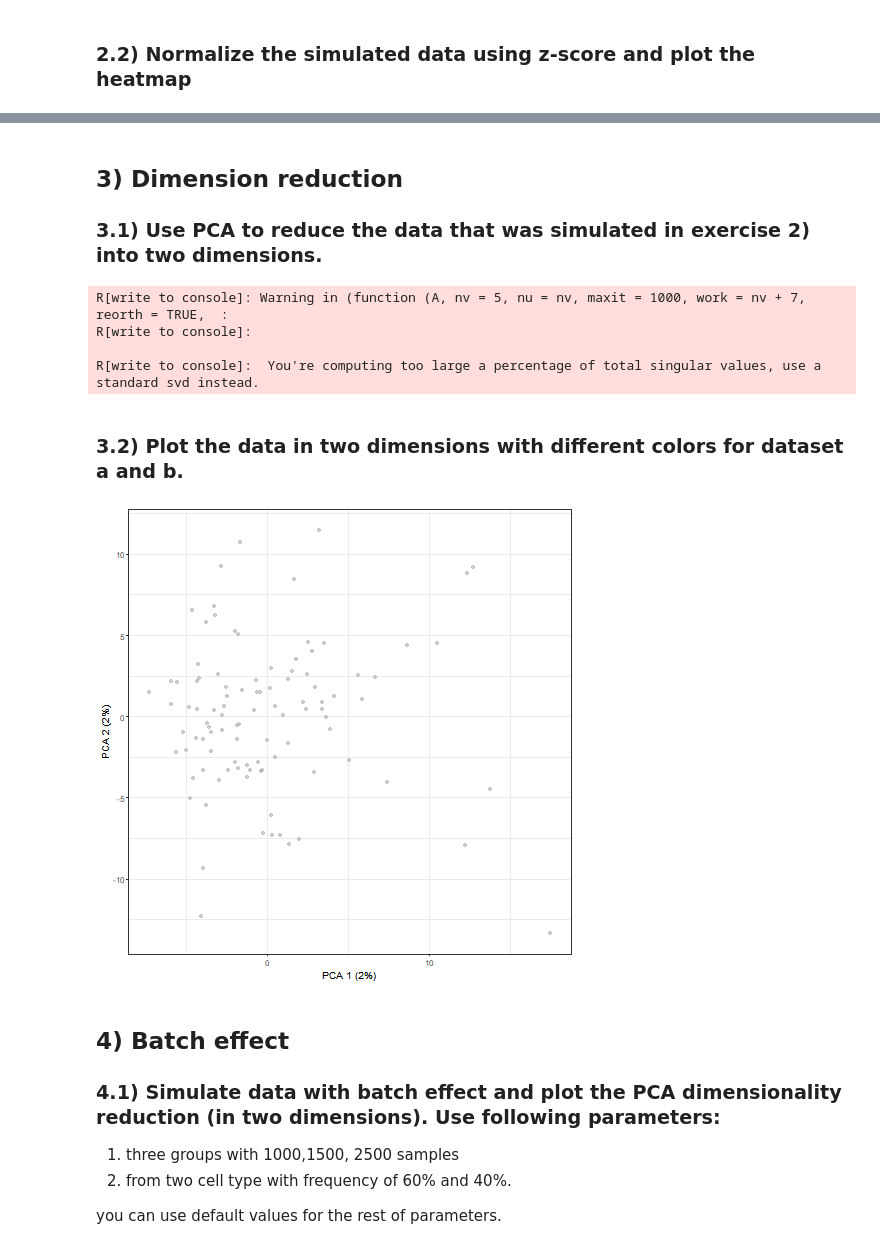
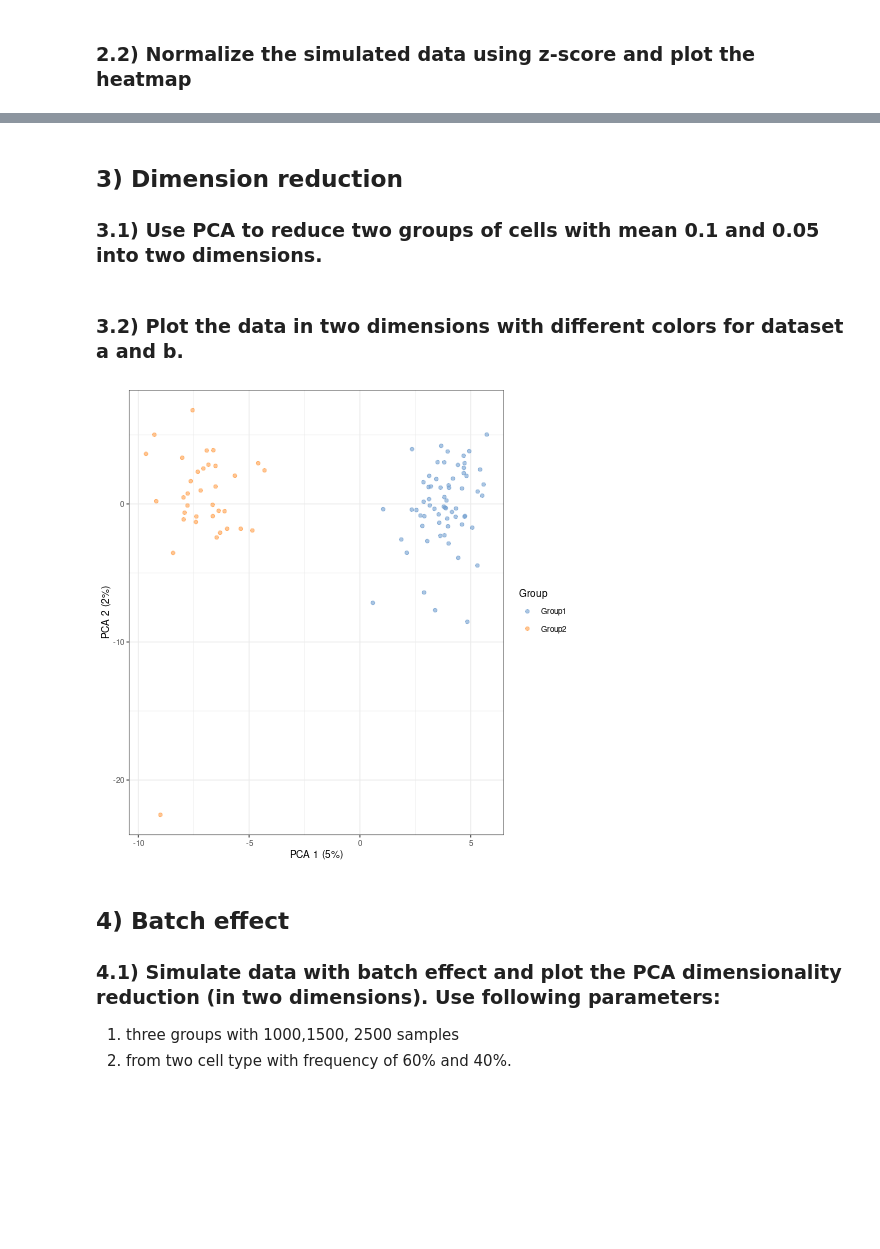
Before and after one commit to Velcorn/BKIM, a Jupyter notebook: Ex 02/Exercise 2 - Biostatistic.ipynb, the cells around one changed output, grey strips where cells are left out. Cells and saved outputs as stored; diff of their text form; code cells hidden in the pictures; blank space fills up the shorter version.

Commit message:
finish exercise 2

```diff
--- a/Ex 02/Exercise 2 - Biostatistic.ipynb
+++ b/Ex 02/Exercise 2 - Biostatistic.ipynb
@@ -211,2 +79,11 @@ plt.show()
 # %% [markdown]
 ### 1.3) Simulate and illustrates tSNE visualization of simulated scRNA-seq data with six cell types with the same mean and dropout rates as before.
+# %%
+%%R
+params <- newSplatParams()
+params <- setParam(params, "mean.rate", 0.6)
+params <- setParam(params, "dropout.type", "experiment")
+params <- setParam(params, "dropout.mid", 0.3)
+
+sim.groups <- splatSimulate(params, group.prob = c(1/6,1/6,1/6,1/6,1/6,1/6), method = "groups", verbose = FALSE)
+write.table(counts(sim.groups), "sim_tsne.txt")
@@ -239,28 +121,22 @@ plt.show()
 # %% [markdown]
 ## 3) Dimension reduction
-### 3.1) Use PCA to reduce the data that was simulated in exercise 2) into two dimensions.
+### 3.1) Use PCA to reduce two groups of cells with mean 0.1 and 0.05 into two dimensions.
 # %%
 %%R
-sim <- logNormCounts(sim)
-sim <- runPCA(sim)
+sim.groups <- splatSimulate(group.prob = c(0.1, 0.05), method = "groups", verbose = FALSE)
+sim.groups <- logNormCounts(sim.groups)
+sim.groups <- runPCA(sim.groups)
-# %% [output]
-R[write to console]: Warning in (function (A, nv = 5, nu = nv, maxit = 1000, work = nv + 7, reorth = TRUE,  :
-R[write to console]:
-
-R[write to console]:  You're computing too large a percentage of total singular values, use a standard svd instead.
 # %% [markdown]
 ### 3.2) Plot the data in two dimensions with different colors for dataset a and b.
 # %%
 %%R
-plotPCA(sim)
+plotPCA(sim.groups, colour_by = "Group")
 # %% [output]
-[figure, old version]
+[figure, new version]
 # %% [markdown]
 ## 4) Batch effect
 ### 4.1) Simulate data with batch effect and plot the PCA dimensionality reduction (in two dimensions). Use following parameters:
 1. three groups with 1000,1500, 2500 samples
 2. from two cell type with frequency of 60% and 40%.
-
-you can use default values for the rest of parameters.
 # %%
 %%R
```
Also changed, not shown: parts of 22 cells of this notebook.
